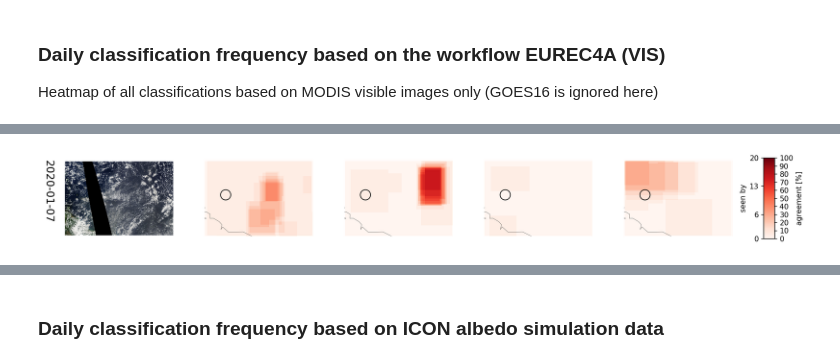
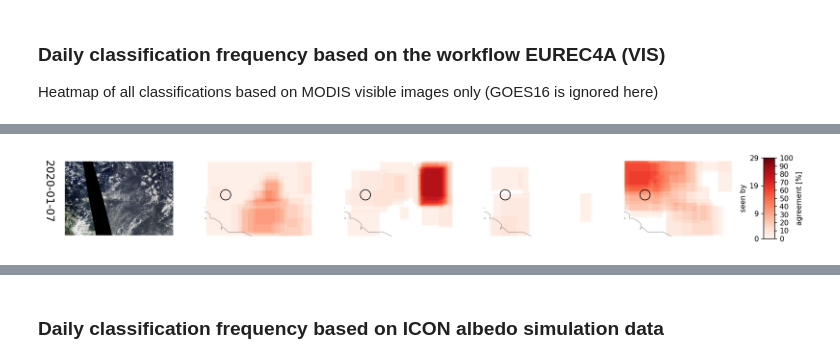
Before and after one commit to observingClouds/C3ONTEXT, a Jupyter notebook: notebooks/create_overview_figures.ipynb, the cells around one changed output, grey strips where cells are left out. Cells and saved outputs as stored; diff of their text form; code cells hidden in the pictures.

Commit message:
\ VIS workflow of instant+daily

```diff
--- a/notebooks/create_overview_figures.ipynb
+++ b/notebooks/create_overview_figures.ipynb
@@ -26,11 +40,16 @@ import xarray as xr
 import zarr
 from helpers import *
 # %%
+mode = 'daily'
+
 # Level1 filename
 level1_file = '../processed_data/EUREC4A_ManualClassifications_l1.nc'
 
 # Level2 filename
-level2_file = '../processed_data/EUREC4A_ManualClassifications_MergedClassifications.zarr'
+level2_file = '../processed_data/EUREC4A_ManualClassifications_l2.zarr'.format(mode=mode)
+
+# Level3 filename
+level3_file = '../processed_data/EUREC4A_ManualClassifications_l3_VIS_{mode}.zarr'.format(mode=mode)
 
 savefig = False # True: loop through all images and save heatmap, otherwise show first day inline
 # %% [markdown]
@@ -54,3 +71,13 @@ da_arr = ds_l2.mask
+# %%
+# Load level 3 data
+if os.path.exists(level3_file):
+    # Open file for reading
+    ds_l3 = xr.open_zarr(level3_file)
+elif os.path.exists(level3_file+'.zip'):
+    print('Please unzip {} first an rerun.'.format(level3_file+'.zip'))
+    sys.exit()
+else:
+    print('Run create_level3.py to create the level3 data')
 # %% [markdown]
 ## Start plotting
 # %% [markdown]
@@ -67,33 +271,32 @@ workflow = 'EUREC4A (VIS)'
 instrument = 'MODIS'
 
 for d, (date, date_df) in enumerate(df_l1.groupby(df_l1['date'].dt.date)):
-    date_arr = np.zeros((len(np.unique(date_df.user_name)),
-                         da_arr.shape[1],
-                         da_arr.shape[2],
-                         da_arr.shape[3]
-                        ), dtype=bool)
+    date_arr = np.zeros((
+                         ds_l3.freq.shape[1],
+                         ds_l3.freq.shape[2],
+                         ds_l3.freq.shape[3]
+                        ), dtype=float)
     date_df_sel = date_df.loc[np.logical_and(~date_df.already_seen.astype(bool),
                                              np.logical_and(date_df.workflow_name == workflow ,
                                                             date_df.instrument == instrument))]
-    for u, (user_name, user_df) in enumerate(date_df_sel.groupby('user_name')):
-        class_ids = user_df.classification_id
-        class_ids = np.unique(class_ids)
-        user_arr = da_arr.sel({'classification_id':class_ids}).sum(axis=0).compute()
-        user_arr = np.where(user_arr>0, True, False)
-        date_arr[u, :,:,:] = user_arr
+    date_as_datetime = dt.datetime.combine(date, dt.datetime.min.time())
+    date_arr[:,:,:] = ds_l3.freq.sel(date=date_as_datetime)
+    nb_users = ds_l3.nb_users.sel(date=date_as_datetime).compute()
+    user_w_classifications = date_arr*nb_users.values
 
     filenames = np.unique(date_df_sel.fn.values)
     filename = find_filename(filenames)
     fig, ax = plt.subplots(1,6,figsize=(15,2), dpi=150, gridspec_kw={'width_ratios':[1,1,1,1,1,0.1]})
 #     plt.suptitle(date,y=1.1)
-    norm = Normalize(vmin = 0, vmax = len(np.unique(date_df_sel.user_name)), clip = False)
+#     norm = Normalize(vmin = 0, vmax = len(np.unique(date_df_sel.user_name)), clip = False)
+    norm = Normalize(vmin = 0, vmax = nb_users, clip = False)
     for p in range(1,5):
         m = Basemap(ax=ax.flat[p], projection='merc',llcrnrlat=5,urcrnrlat=20,\
             llcrnrlon=-62,urcrnrlon=-40,lat_ts=20,resolution='c')
         m.drawcoastlines(linewidth=0.25)
 #         ax.flat[p].set_title(pattern_dic_inv[p-1])
 #         x, y = m(lon_grid, lat_grid)
-        cs = m.imshow(np.sum(date_arr[:,:,:,p-1], axis=0).T,
+        cs = m.imshow(user_w_classifications[:,:,p-1].T,
                       origin='upper', cmap='Reds', norm=norm,
                       extent=[-62,-40,5,20])
         # HALO circle
@@ -108,32 +311,32 @@ for d, (date, date_df) in enumerate(df_l1.groupby(df_l1['date'].dt.date)):
     # Show AQUA image:
     img = plt.imread(path_to_MODISVIS+filename)
     ax.flat[0].imshow(img)
     ax.flat[0].axis('off')
 
     cax = ax.flat[5]
     sm = plt.cm.ScalarMappable(cmap='Reds', norm=norm)
     sm._A = []
     cb = plt.colorbar(sm, cax=cax)
     cb.set_label('Users')
 
     cax2 = cax.twinx()
-    user_ticks=np.linspace(0, len(np.unique(date_df_sel.user_name)),4)
+    user_ticks=np.linspace(0, nb_users,4)
     per_ticks=np.linspace(0,100,11).astype(int)
     cb.set_ticks(user_ticks.astype(int))
     cb.set_label("seen by")
     cb.ax.yaxis.set_label_position("left")
     cax2.set_ylim(0,100)
     cax2.set_yticks(per_ticks)
     cax2.set_yticklabels(per_ticks)
     cax2.set_ylabel("agreement [%]")
 
     plt.tight_layout()
     if savefig:
         plt.savefig('../figures/VIS_dailyaverage/EUREC4A_ManualClassifications_MODISAverage_{}.jpeg'.format(date.strftime('%Y%m%d')),
                 dpi=150, bbox_inches='tight',pad=0)
         plt.close('all')
     else:
         plt.show()
         break
 # %% [output]
-[figure, old version]
+[figure, new version]
```
Also changed, not shown: parts of 11 cells of this notebook.
